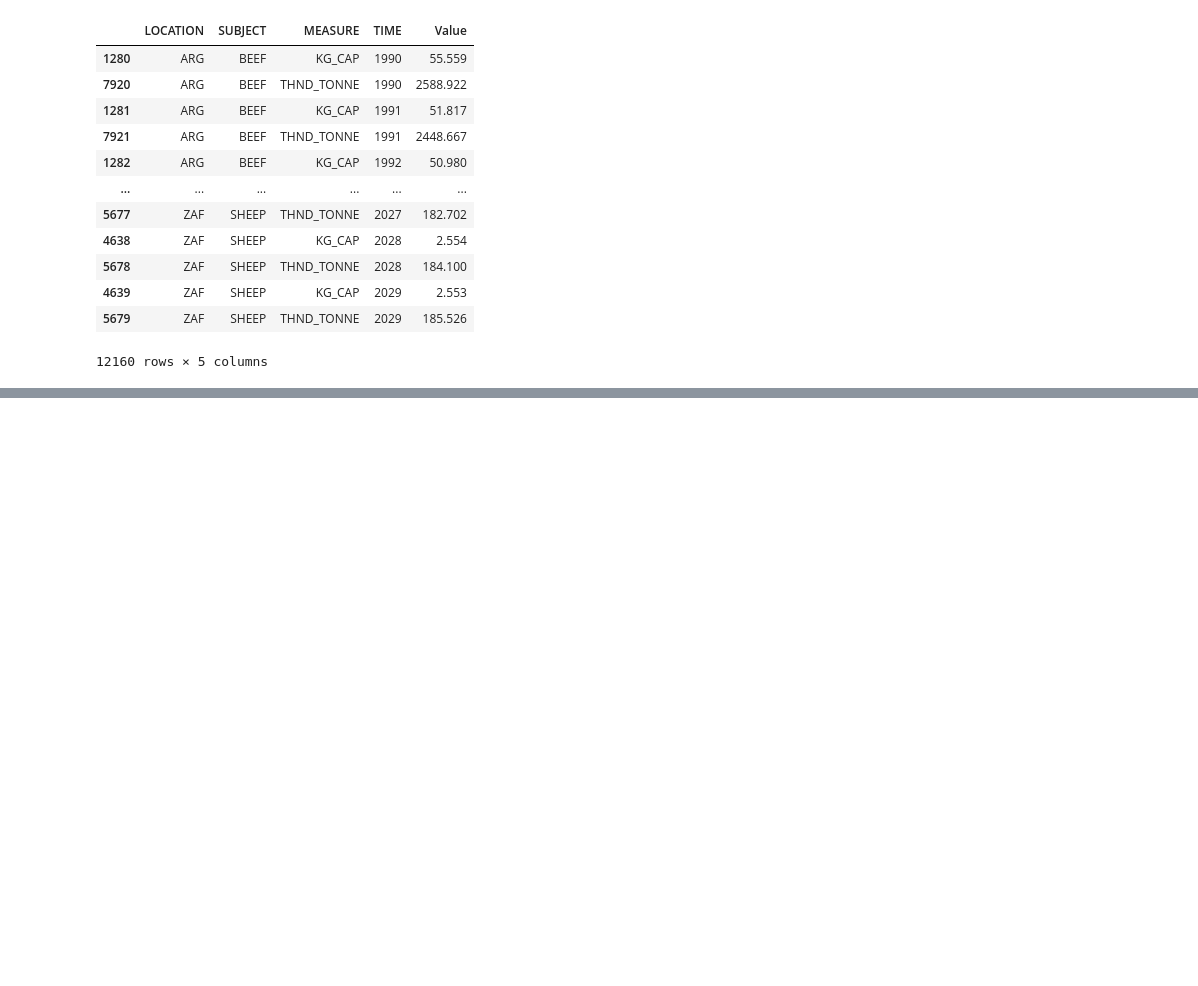
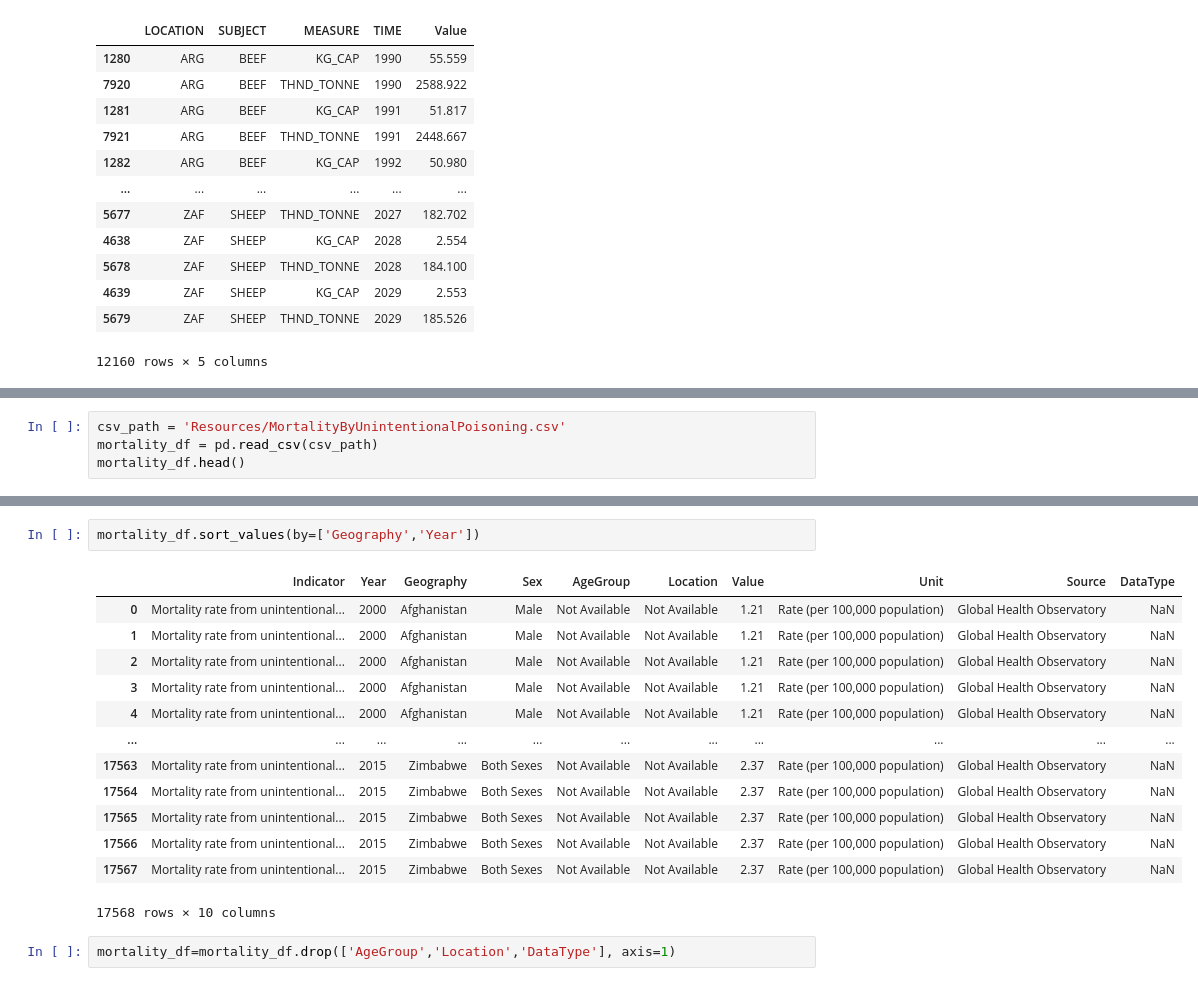
Before and after one commit to awesomepack/Mortality_By_Meat_Consumption, a Jupyter notebook: ETL.ipynb, the cells around one changed output, grey strips where cells are left out. Cells and saved outputs as stored; diff of their text form; blank space fills up the shorter version.

Commit message:
Read mortality csv and removed columns without data

```diff
--- a/ETL.ipynb
+++ b/ETL.ipynb
@@ -127,0 +97,4 @@ meat_df
+# %%
+csv_path = 'Resources/MortalityByUnintentionalPoisoning.csv'
+mortality_df = pd.read_csv(csv_path)
+mortality_df.head()
@@ -127,0 +122,18 @@ meat_df
+# %%
+mortality_df.sort_values(by=['Geography','Year'])
+# %% [output]
+|  | Indicator | Year | Geography | Sex | AgeGroup | Location | Value | Unit | Source | DataType |
+| 0 | Mortality rate from unintentional... | 2000 | Afghanistan | Male | Not Available | Not Available | 1.21 | Rate (per 100,000 population) | Global Health Observatory | NaN |
+| 1 | Mortality rate from unintentional... | 2000 | Afghanistan | Male | Not Available | Not Available | 1.21 | Rate (per 100,000 population) | Global Health Observatory | NaN |
+| 2 | Mortality rate from unintentional... | 2000 | Afghanistan | Male | Not Available | Not Available | 1.21 | Rate (per 100,000 population) | Global Health Observatory | NaN |
+| 3 | Mortality rate from unintentional... | 2000 | Afghanistan | Male | Not Available | Not Available | 1.21 | Rate (per 100,000 population) | Global Health Observatory | NaN |
+| 4 | Mortality rate from unintentional... | 2000 | Afghanistan | Male | Not Available | Not Available | 1.21 | Rate (per 100,000 population) | Global Health Observatory | NaN |
+| ... | ... | ... | ... | ... | ... | ... | ... | ... | ... | ... |
+| 17563 | Mortality rate from unintentional... | 2015 | Zimbabwe | Both Sexes | Not Available | Not Available | 2.37 | Rate (per 100,000 population) | Global Health Observatory | NaN |
+| 17564 | Mortality rate from unintentional... | 2015 | Zimbabwe | Both Sexes | Not Available | Not Available | 2.37 | Rate (per 100,000 population) | Global Health Observatory | NaN |
+| 17565 | Mortality rate from unintentional... | 2015 | Zimbabwe | Both Sexes | Not Available | Not Available | 2.37 | Rate (per 100,000 population) | Global Health Observatory | NaN |
+| 17566 | Mortality rate from unintentional... | 2015 | Zimbabwe | Both Sexes | Not Available | Not Available | 2.37 | Rate (per 100,000 population) | Global Health Observatory | NaN |
+| 17567 | Mortality rate from unintentional... | 2015 | Zimbabwe | Both Sexes | Not Available | Not Available | 2.37 | Rate (per 100,000 population) | Global Health Observatory | NaN |
+17568 rows × 10 columns
+# %%
+mortality_df=mortality_df.drop(['AgeGroup','Location','DataType'], axis=1)
```
Also changed, not shown: parts of 8 cells of this notebook.
